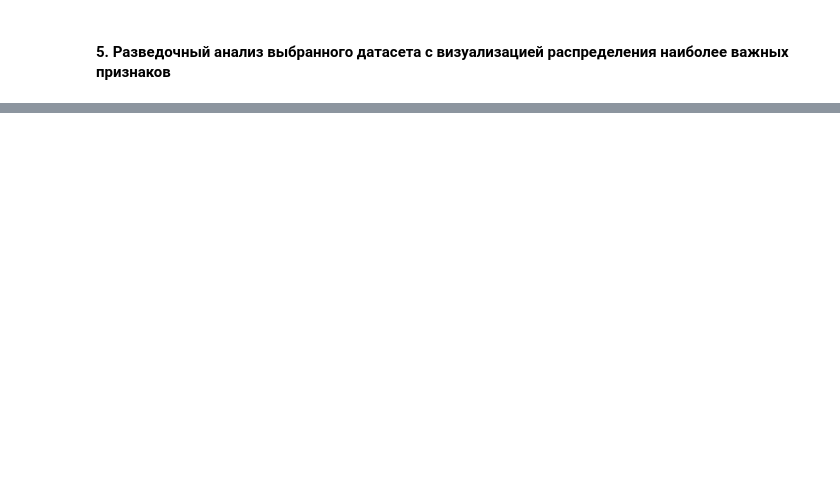
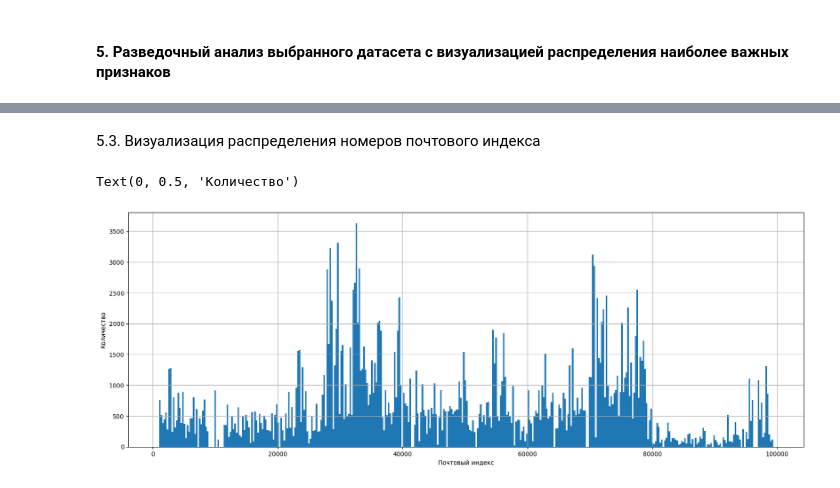
Before and after one commit to Krivabokov/SOBD2022, a Jupyter notebook: Lab1.ipynb, the cells around one changed output, grey strips where cells are left out. Cells and saved outputs as stored; diff of their text form; code cells hidden in the pictures; blank space fills up the shorter version.

```diff
--- a/Lab1.ipynb
+++ b/Lab1.ipynb
@@ -189 +149,11 @@ df.ZipCode.plot()
+# %% [markdown]
+<span>5.3. Визуализация распределения номеров почтового индекса</span>
+# %%
+plt.subplots(figsize=(20, 7))
+pandas_df['ZipCode'].hist(bins=400)
+plt.xlabel('Почтовый индекс')
+plt.ylabel('Количество')
+# %% [output]
+Text(0, 0.5, 'Количество')
+[figure, added]
 # %% [markdown]
```
Also changed, not shown: parts of 32 cells of this notebook, 1 other file.
